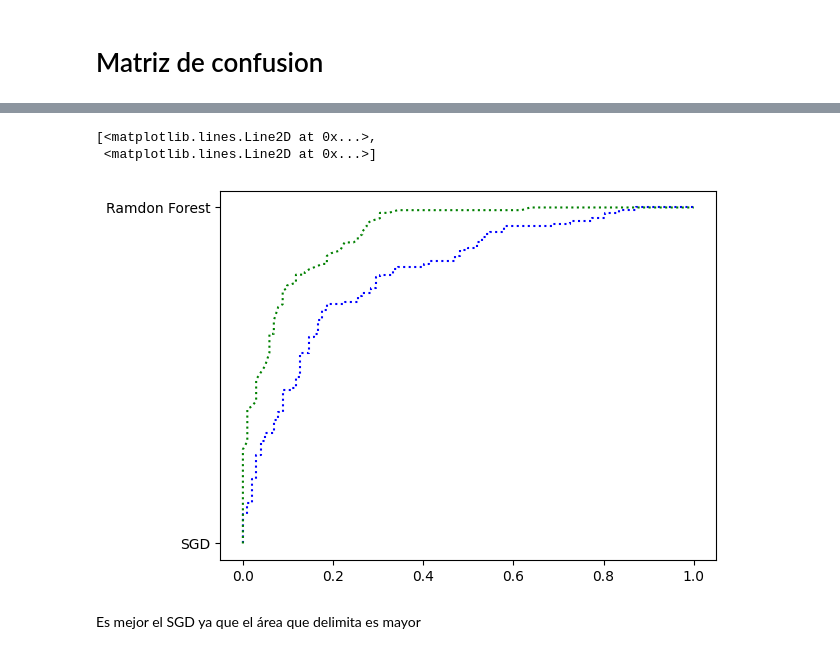
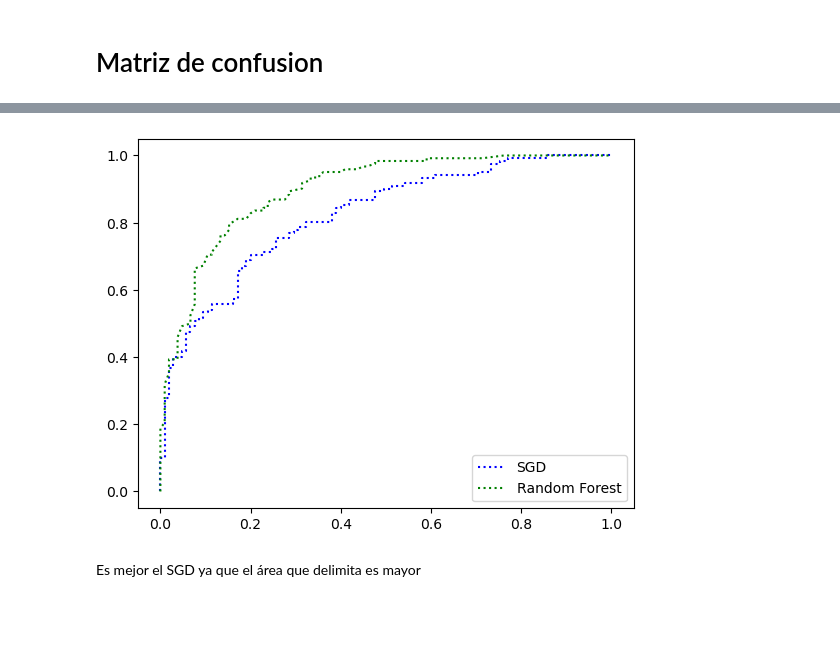
Before and after one commit to daferre01/BIGDATA-IA, a Jupyter notebook: IA/MachineLearning/REGRESION/heartattack/heart.ipynb, the cells around one changed output, grey strips where cells are left out. Cells and saved outputs as stored; diff of their text form; code cells hidden in the pictures; blank space fills up the shorter version.

```diff
--- a/IA/MachineLearning/REGRESION/heartattack/heart.ipynb
+++ b/IA/MachineLearning/REGRESION/heartattack/heart.ipynb
@@ -499,12 +499,12 @@ array([[0.95, 0.05],
 # %%
 y_scores_forest = y_probas_forest[:, 1]
 fpr_forest, tpr_forest, thresholds_forest = roc_curve(y_train, y_scores_forest)
-plt.plot(fpr, tpr, "b:", "SGD")
-plt.plot(fpr_forest, tpr_forest, "g:", "Ramdon Forest")
+plt.plot(fpr, tpr, "b:", label="SGD")
+plt.plot(fpr_forest, tpr_forest, "g:", label="Random Forest")
+plt.legend()
+plt.show()
 # %% [output]
-[<matplotlib.lines.Line2D at 0x...>,
- <matplotlib.lines.Line2D at 0x...>]
-[figure, old version]
+[figure, new version]
 # %% [markdown]
 Es mejor el SGD ya que el área que delimita es mayor
 # %%
```
Also changed, not shown: parts of 15 cells of this notebook.
